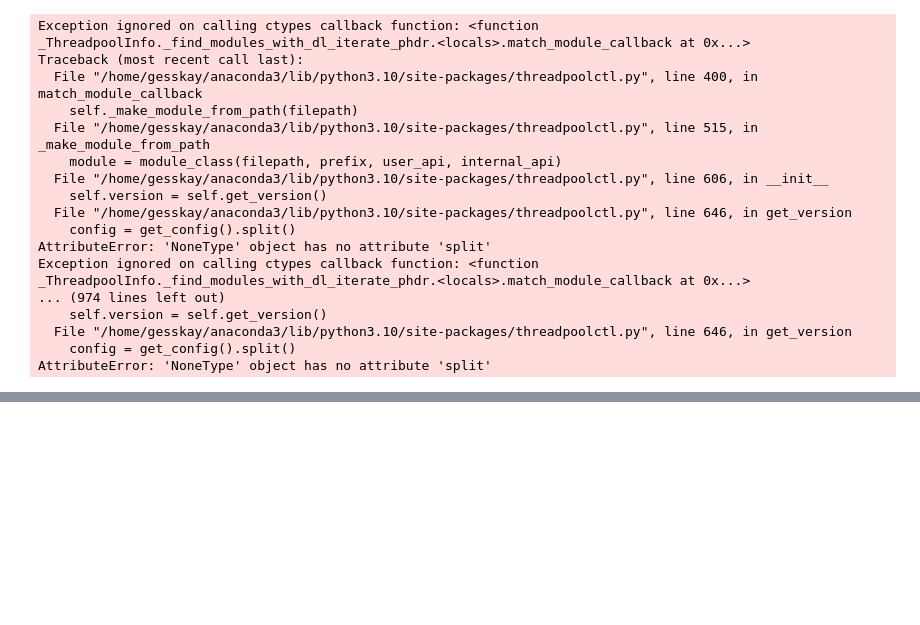
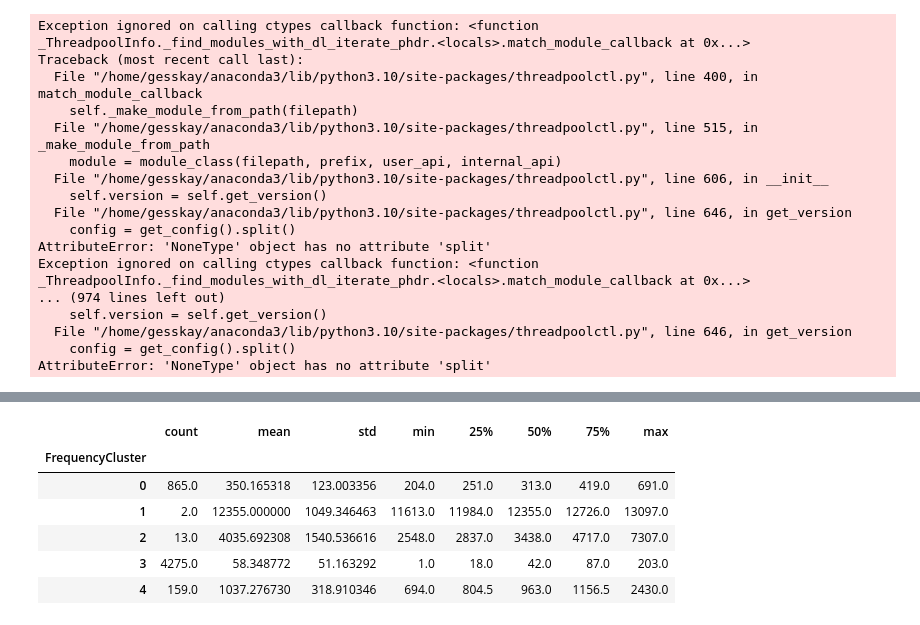
Before and after one commit to Gesskay/buying_date_pred, a Jupyter notebook: evans_ocansey.ipynb, the cells around one changed output, grey strips where cells are left out. Saved outputs shown, nothing was run; the diff lists cells and outputs as text; code cells hidden in the pictures; blank space fills up the shorter version.

```diff
--- a/evans_ocansey.ipynb
+++ b/evans_ocansey.ipynb
@@ -278,0 +323,5 @@ AttributeError: 'NoneType' object has no attribute 'split'
+# %%
+cust_freq=df.groupby('CustomerID').InvoiceDate.count().reset_index()
+cust_freq.columns=['CustomerID','Frequency']
+cust_freq = pd.merge(cust_dt,cust_freq,on='CustomerID')
+cust_freq.head()
@@ -278,0 +378,4 @@ AttributeError: 'NoneType' object has no attribute 'split'
+# %%
+kmeans = KMeans(n_clusters=5)
+kmeans.fit(cust_freq[['Frequency']])
+cust_freq['FrequencyCluster'] = kmeans.predict(cust_freq[['Frequency']])
@@ -278,0 +409,10 @@ AttributeError: 'NoneType' object has no attribute 'split'
+# %%
+cust_freq.groupby('FrequencyCluster')['Frequency'].describe()
+# %% [output]
+|  | count | mean | std | min | 25% | 50% | 75% | max |
+| FrequencyCluster |  |  |  |  |  |  |  |  |
+| 0 | 865.0 | 350.165318 | 123.003356 | 204.0 | 251.0 | 313.0 | 419.0 | 691.0 |
+| 1 | 2.0 | 12355.000000 | 1049.346463 | 11613.0 | 11984.0 | 12355.0 | 12726.0 | 13097.0 |
+| 2 | 13.0 | 4035.692308 | 1540.536616 | 2548.0 | 2837.0 | 3438.0 | 4717.0 | 7307.0 |
+| 3 | 4275.0 | 58.348772 | 51.163292 | 1.0 | 18.0 | 42.0 | 87.0 | 203.0 |
+| 4 | 159.0 | 1037.276730 | 318.910346 | 694.0 | 804.5 | 963.0 | 1156.5 | 2430.0 |
```
Also changed, not shown: parts of 13 cells of this notebook, 2 other files.
